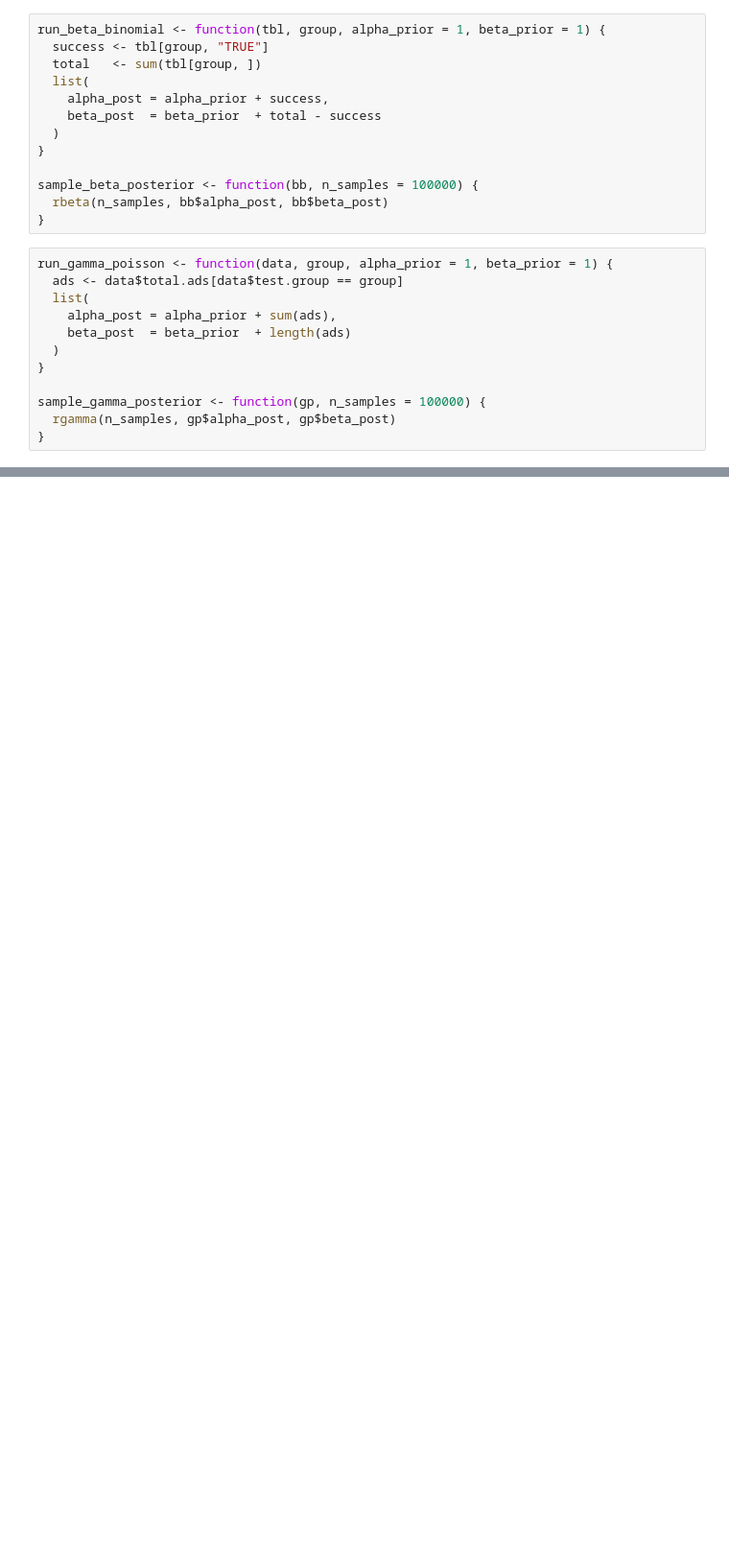
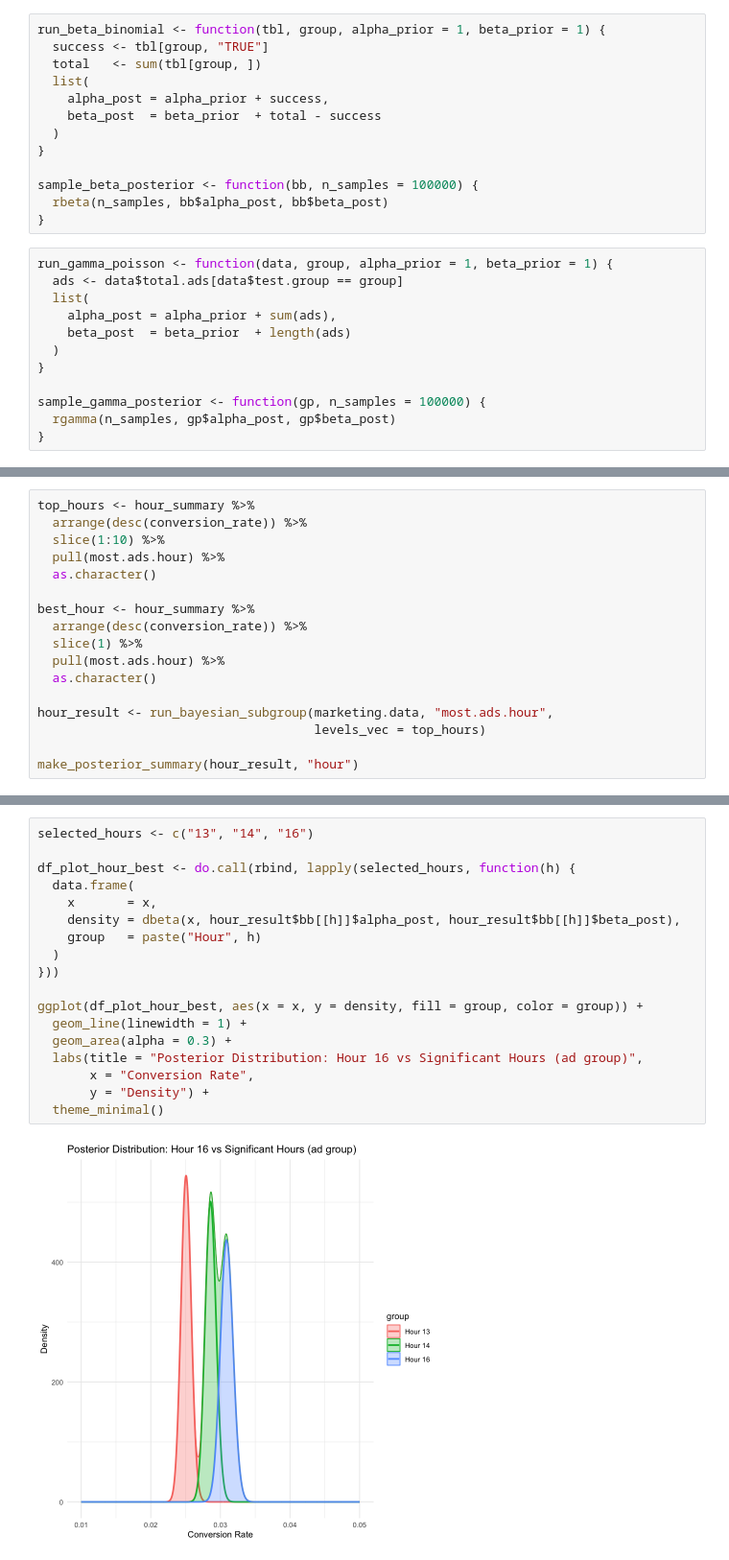
Before and after one commit to ShengPeiWilliam/marketing-ab-testing, a Jupyter notebook: code/marketing_analysis.ipynb, the cells around one changed output, grey strips where cells are left out. Shown at 96% size. Saved outputs shown, nothing was run; the diff lists cells and outputs as text; blank space fills up the shorter version.

```diff
--- a/code/marketing_analysis.ipynb
+++ b/code/marketing_analysis.ipynb
@@ -473,0 +685,17 @@ ggplot(df_plot_day, aes(x = x, y = density, fill = group, color = group)) +
+# %%
+top_hours <- hour_summary %>%
+  arrange(desc(conversion_rate)) %>%
+  slice(1:10) %>%
+  pull(most.ads.hour) %>%
+  as.character()
+
+best_hour <- hour_summary %>%
+  arrange(desc(conversion_rate)) %>%
+  slice(1) %>%
+  pull(most.ads.hour) %>%
+  as.character()
+
+hour_result <- run_bayesian_subgroup(marketing.data, "most.ads.hour",
+                                     levels_vec = top_hours)
+
+make_posterior_summary(hour_result, "hour")
@@ -473,0 +715,20 @@ ggplot(df_plot_day, aes(x = x, y = density, fill = group, color = group)) +
+# %%
+selected_hours <- c("13", "14", "16")
+
+df_plot_hour_best <- do.call(rbind, lapply(selected_hours, function(h) {
+  data.frame(
+    x       = x,
+    density = dbeta(x, hour_result$bb[[h]]$alpha_post, hour_result$bb[[h]]$beta_post),
+    group   = paste("Hour", h)
+  )
+}))
+
+ggplot(df_plot_hour_best, aes(x = x, y = density, fill = group, color = group)) +
+  geom_line(linewidth = 1) +
+  geom_area(alpha = 0.3) +
+  labs(title = "Posterior Distribution: Hour 16 vs Significant Hours (ad group)",
+       x = "Conversion Rate",
+       y = "Density") +
+  theme_minimal()
+# %% [output]
+[figure, added]
```
Also changed, not shown: parts of 53 cells of this notebook.
